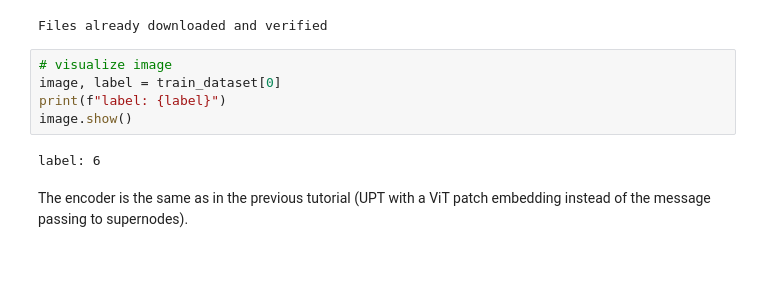
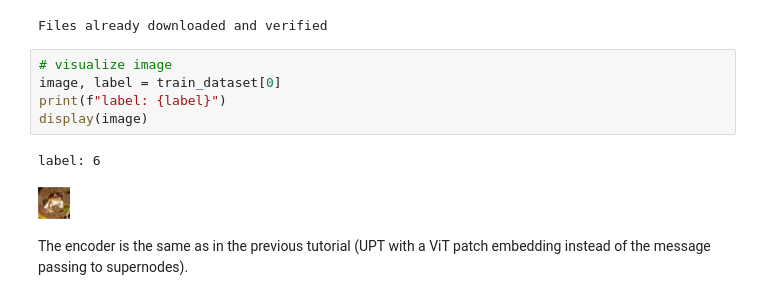
Before and after one commit to BenediktAlkin/upt-minimal, a Jupyter notebook: 3_image_autoencoder_superres.ipynb, the cells around one changed output. Cells and saved outputs as stored; diff of their text form; blank space fills up the shorter version.

```diff
--- a/3_image_autoencoder_superres.ipynb
+++ b/3_image_autoencoder_superres.ipynb
@@ -51,10 +45,11 @@ Files already downloaded and verified
 # %%
 # visualize image
 image, label = train_dataset[0]
 print(f"label: {label}")
-image.show()
+display(image)
 # %% [output]
 label: 6
+[figure, added]
 # %% [markdown]
 The encoder is the same as in the previous tutorial (UPT with a ViT patch embedding instead of
 the message passing to supernodes).
```
Also changed, not shown: parts of 13 cells of this notebook, 6 other files.
